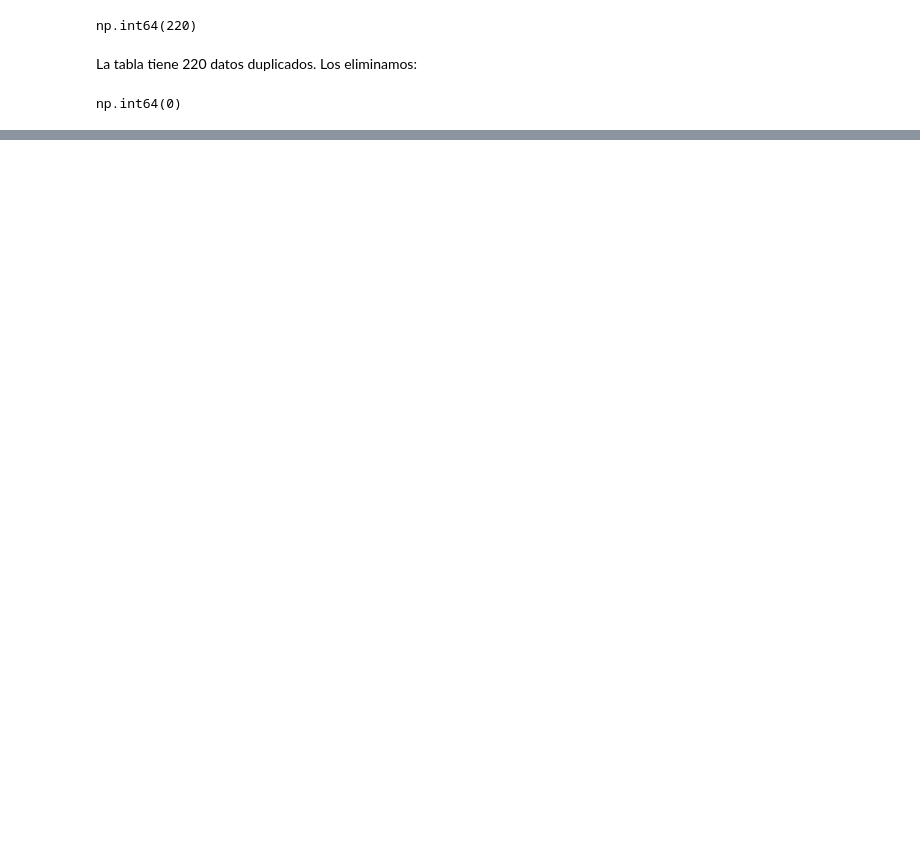
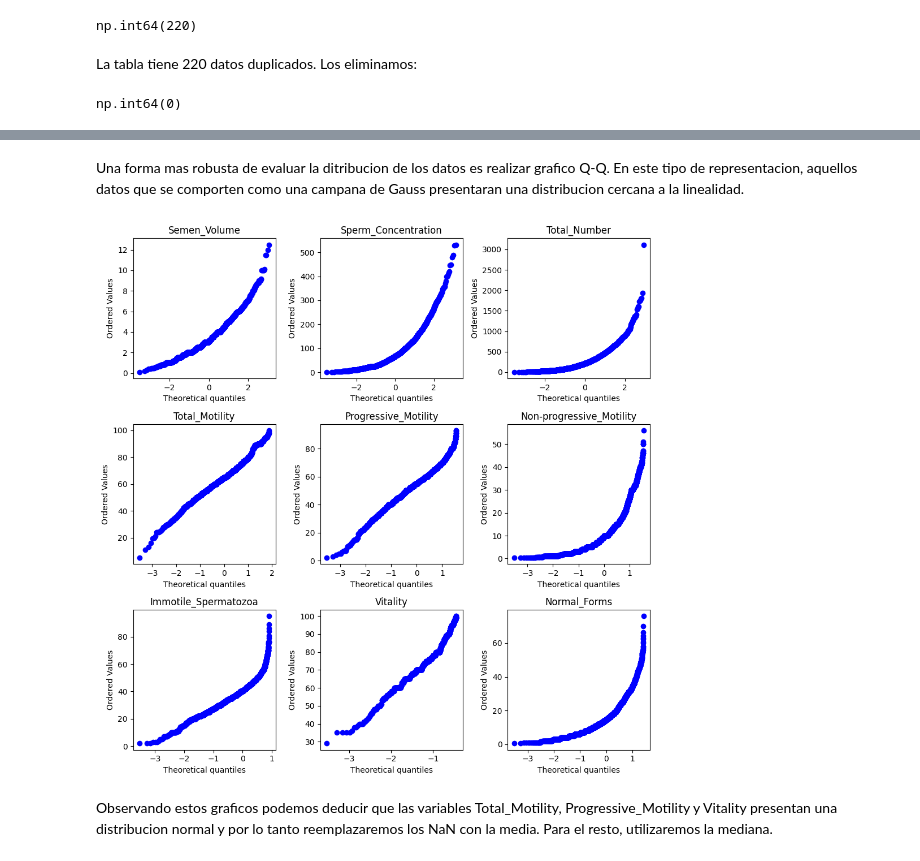
Before and after one commit to jschiavie/Curso_Coder, a Jupyter notebook: ProyectoDSParteI+Schiavi-Ehrenhaus.ipynb, the cells around one changed output, grey strips where cells are left out. Saved outputs shown, nothing was run; the diff lists cells and outputs as text; code cells hidden in the pictures; blank space fills up the shorter version.

```diff
--- a/ProyectoDSParteI+Schiavi-Ehrenhaus.ipynb
+++ b/ProyectoDSParteI+Schiavi-Ehrenhaus.ipynb
@@ -130,0 +234,4 @@ df_sperm.describe()
+# %%
+#excluyo de mi dataset la columna 'Publisher' (no numerica)
+num_df_sperm = df_sperm.drop('Publisher', axis=1)
+num_df_sperm
@@ -130,0 +252,15 @@ df_sperm.describe()
+# %%
+for column in num_df_sperm:  # Solo columnas numéricas
+
+    Q1 = num_df_sperm[column].quantile(0.25)
+    Q3 = num_df_sperm[column].quantile(0.75)
+    IQR = Q3-Q1
+
+    lower_limit = Q1 - 1.5 * IQR
+    upper_limit = Q3 + 1.5 * IQR
+
+    outliers = num_df_sperm[(num_df_sperm[column] < lower_limit) | (num_df_sperm[column] > upper_limit)]
+    outliers_count = len(outliers)
+
+
+    print(column, outliers_count)
@@ -130,0 +277,19 @@ df_sperm.describe()
+# %% [markdown]
+Una forma mas robusta de evaluar la ditribucion de los datos es realizar grafico Q-Q. En este tipo de representacion, aquellos datos que se comporten como una campana de Gauss presentaran una distribucion cercana a la linealidad.
+# %%
+import scipy.stats as stats
+
+fig, axs = plt.subplots(nrows=3, ncols=3, figsize=(10,10))
+axs = axs.flatten() #hago que el array sea plano para poder llamar cada posicion en un bucle.
+
+for i, column in enumerate(num_df_sperm):
+    ax = axs[i]
+    stats.probplot(num_df_sperm[column], dist="norm", plot=ax, fit=True, rvalue=True)
+    ax.set_title(column)
+    plt.tight_layout()
+
+plt.show()
+# %% [output]
+[figure, added]
+# %% [markdown]
+Observando estos graficos podemos deducir que las variables Total_Motility, Progressive_Motility y Vitality presentan una distribucion normal y por lo tanto reemplazaremos los NaN con la media. Para el resto, utilizaremos la mediana.
```
Also changed, not shown: parts of 37 cells of this notebook.
